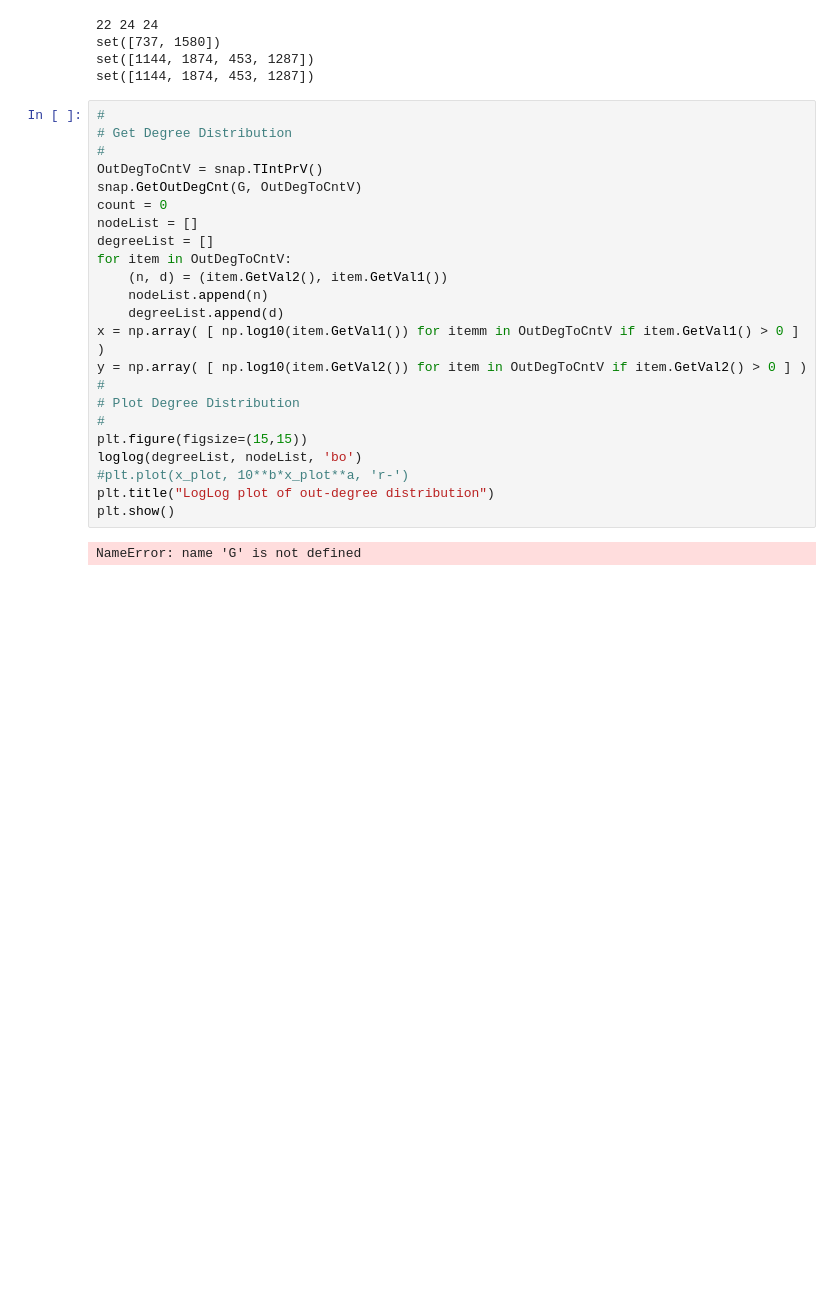
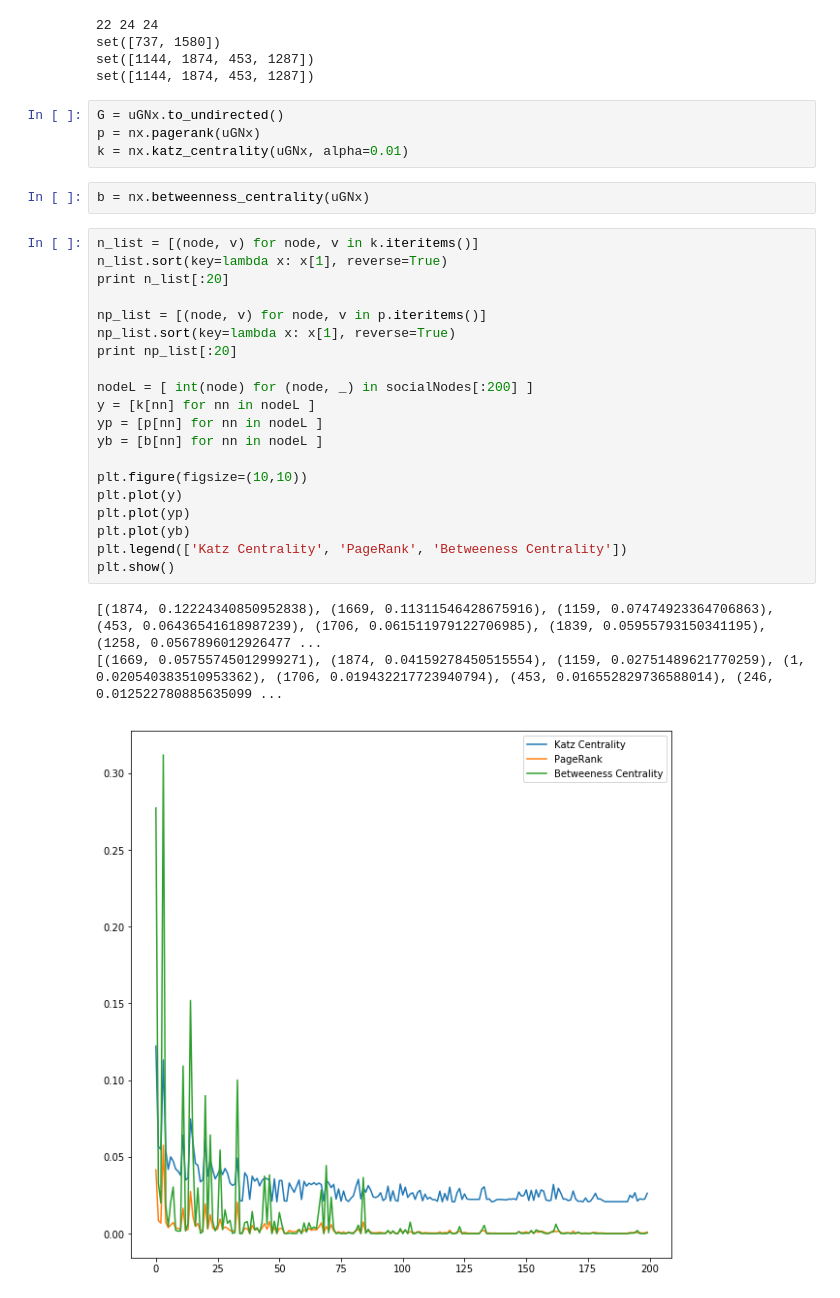
Before and after one commit to ppsekhar/CS224W, a Jupyter notebook: socialScore/socialNodeAnalysis.ipynb, the cells around one changed output. Saved outputs shown, nothing was run; the diff lists cells and outputs as text; blank space fills up the shorter version.

```diff
--- a/socialScore/socialNodeAnalysis.ipynb
+++ b/socialScore/socialNodeAnalysis.ipynb
@@ -391,28 +387,33 @@ print x_set.intersection(celfNodeSet)
 set([737, 1580])
 set([1144, 1874, 453, 1287])
 set([1144, 1874, 453, 1287])
-# %%
-#
-# Get Degree Distribution
-#
-OutDegToCntV = snap.TIntPrV()
-snap.GetOutDegCnt(G, OutDegToCntV)
-count = 0
-nodeList = []
-degreeList = []
-for item in OutDegToCntV:
-    (n, d) = (item.GetVal2(), item.GetVal1())
-    nodeList.append(n)
-    degreeList.append(d)
-x = np.array( [ np.log10(item.GetVal1()) for itemm in OutDegToCntV if item.GetVal1() > 0 ] )
-y = np.array( [ np.log10(item.GetVal2()) for item in OutDegToCntV if item.GetVal2() > 0 ] )
-#
-# Plot Degree Distribution
-#
-plt.figure(figsize=(15,15))
-loglog(degreeList, nodeList, 'bo')
-#plt.plot(x_plot, 10**b*x_plot**a, 'r-')
-plt.title("LogLog plot of out-degree distribution")
-plt.show()
-# %% [output]
-NameError: name 'G' is not defined
+# %%
+G = uGNx.to_undirected()
+p = nx.pagerank(uGNx)
+k = nx.katz_centrality(uGNx, alpha=0.01)
+# %%
+b = nx.betweenness_centrality(uGNx)
+# %%
+n_list = [(node, v) for node, v in k.iteritems()]
+n_list.sort(key=lambda x: x[1], reverse=True)
+print n_list[:20]
+
+np_list = [(node, v) for node, v in p.iteritems()]
+np_list.sort(key=lambda x: x[1], reverse=True)
+print np_list[:20]
+
+nodeL = [ int(node) for (node, _) in socialNodes[:200] ]
+y = [k[nn] for nn in nodeL ]
+yp = [p[nn] for nn in nodeL ]
+yb = [b[nn] for nn in nodeL ]
+
+plt.figure(figsize=(10,10))
+plt.plot(y)
+plt.plot(yp)
+plt.plot(yb)
+plt.legend(['Katz Centrality', 'PageRank', 'Betweeness Centrality'])
+plt.show()
+# %% [output]
+[(1874, 0.12224340850952838), (1669, 0.11311546428675916), (1159, 0.07474923364706863), (453, 0.06436541618987239), (1706, 0.061511979122706985), (1839, 0.05955793150341195), (1258, 0.0567896012926477 ...
+[(1669, 0.05755745012999271), (1874, 0.04159278450515554), (1159, 0.02751489621770259), (1, 0.020540383510953362), (1706, 0.019432217723940794), (453, 0.016552829736588014), (246, 0.012522780885635099 ...
+[figure, added]
```
Also changed, not shown: parts of 11 cells of this notebook, 2 other files.
